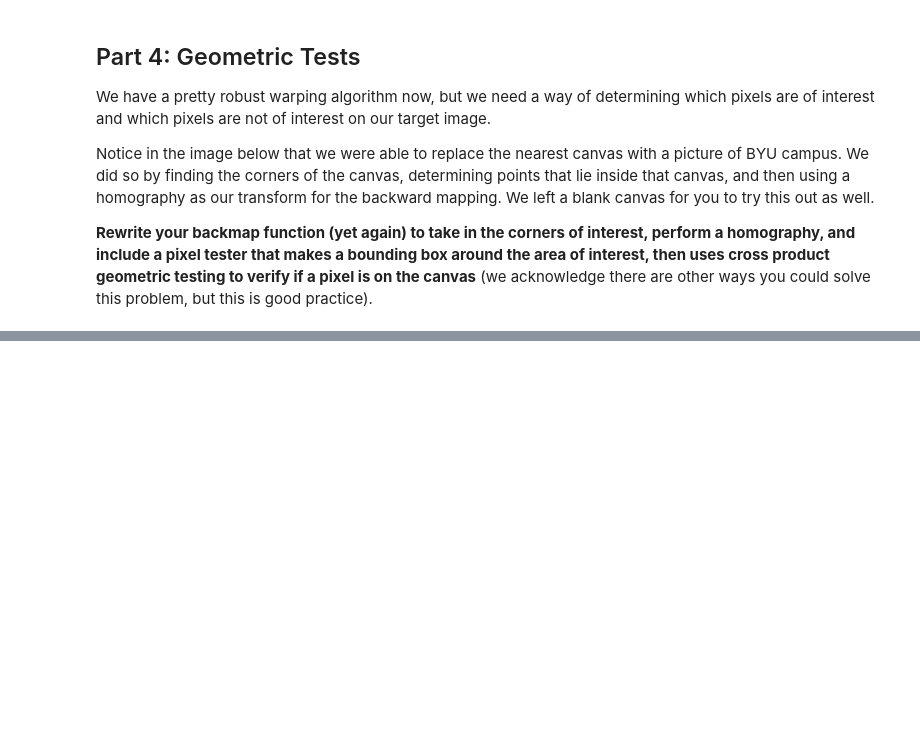
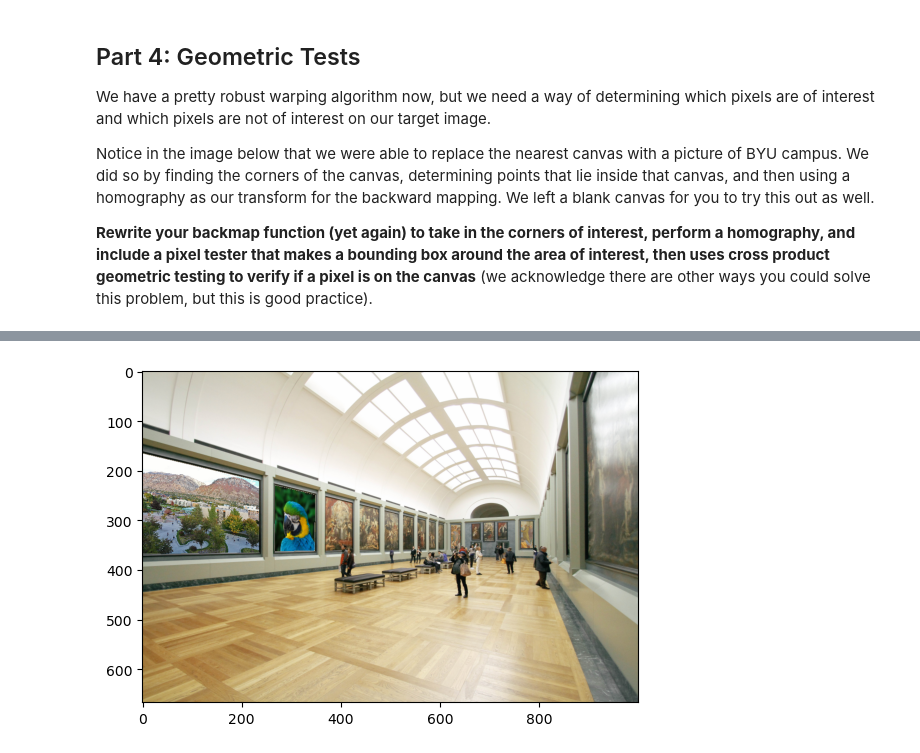
Before and after one commit to BensonP/School-Projects, a Jupyter notebook: CS355/Lab9/Lab9-ImageWarping.ipynb, the cells around one changed output, grey strips where cells are left out. Drawn from its saved outputs; the diff is of its cells as text; code cells hidden in the pictures; blank space fills up the shorter version.

```diff
--- a/CS355/Lab9/Lab9-ImageWarping.ipynb
+++ b/CS355/Lab9/Lab9-ImageWarping.ipynb
@@ -269,0 +227,79 @@ plt.show()
+# %%
+def getCanvas(t0, t1, t2, t3, target): #t0 = tl Corner, t1 = top Right, etc in CW rotation
+    canvas = []
+    canvasCorners = [t0,t1,t2,t3]
+
+    boundingBox = [Point(min(t0.x,t1.x,t2.x,t3.x),max(t0.y,t1.y,t2.y,t3.y)), Point(max(t0.x,t1.x,t2.x,t3.x),max(t0.y,t1.y,t2.y,t3.y)),
+                   Point(min(t0.x,t1.x,t2.x,t3.x),min(t0.y,t1.y,t2.y,t3.y)), Point(max(t0.x,t1.x,t2.x,t3.x), min((t0.y,t1.y,t2.y,t3.y)))]
+
+    for i in range(boundingBox[2].y, boundingBox[0].y):
+         for j in range(boundingBox[0].x, boundingBox[1].x):
+              if geoCheck(canvasCorners, (j,i)):
+                   canvas.append(Point(int(j), int(i)))
+
+
+
+    return canvas
+
+def geoCheck(canvas, point):
+    for i in range(3):
+        line = (canvas[i+1].x - canvas[i].x, canvas[i+1].y - canvas[i].y,0)
+        pointLine = (point[0] - canvas[i].x, point[1] - canvas[i].y,0)
+        if not checkLine(line, pointLine):
+            return False
+    line = (canvas[0].x - canvas[-1].x, canvas[0].y - canvas[-1].y,0)
+    pointLine = (point[0] - canvas[-1].x, point[0]-canvas[-1].y,0)
+    if not checkLine(line, pointLine):
+        return False
+    return True
+
+def checkLine(line, point):
+        if np.cross(line,point)[2] > 0:
+             return True
+        else:
+             return False
+
+def backmap3(source,target,s0,s1,s2,s3,t0,t1,t2,t3):
+    points = getCanvas(t0,t1,t2,t3, target)
+    transform = getHomography(s0,s1,s2,s3,t0,t1,t2,t3)
+
+    invTransform = np.linalg.inv(transform)
+    targetCopy = target.copy()
+
+    for i in points:
+
+            currentPixel = np.matmul(invTransform,np.array([[i.x],[i.y],[1]]))
+            newPixel = interpolate(source, currentPixel[0,0],currentPixel[1,0])
+            targetCopy[i.y,i.x] = newPixel
+
+
+
+    #Your Code Here
+
+    return targetCopy
+
+
+museum = plt.imread('museum.png')
+plt.imshow(museum,vmin=0)
+plt.show()
+
+filename = "test.png"
+im = plt.imread(filename)
+
+h,w,_ = im.shape
+
+s0 = Point(0,0)
+s1 = Point(w-1,0)
+s2 = Point(w-1,h-1)
+s3 = Point(0,h-1)
+
+t0 = Point(268,230)
+t1 = Point(349,249)
+t2 = Point(347,361)
+t3 = Point(267,363)
+
+result = backmap3(im,museum,s0,s1,s2,s3,t0,t1,t2,t3)
+
+plt.imshow(result,vmin=0)
+plt.show()
+# %% [output]
@@ -269,0 +307 @@ plt.show()
+[figure, added]
```
Also changed, not shown: parts of 5 cells of this notebook, 17 other files.
